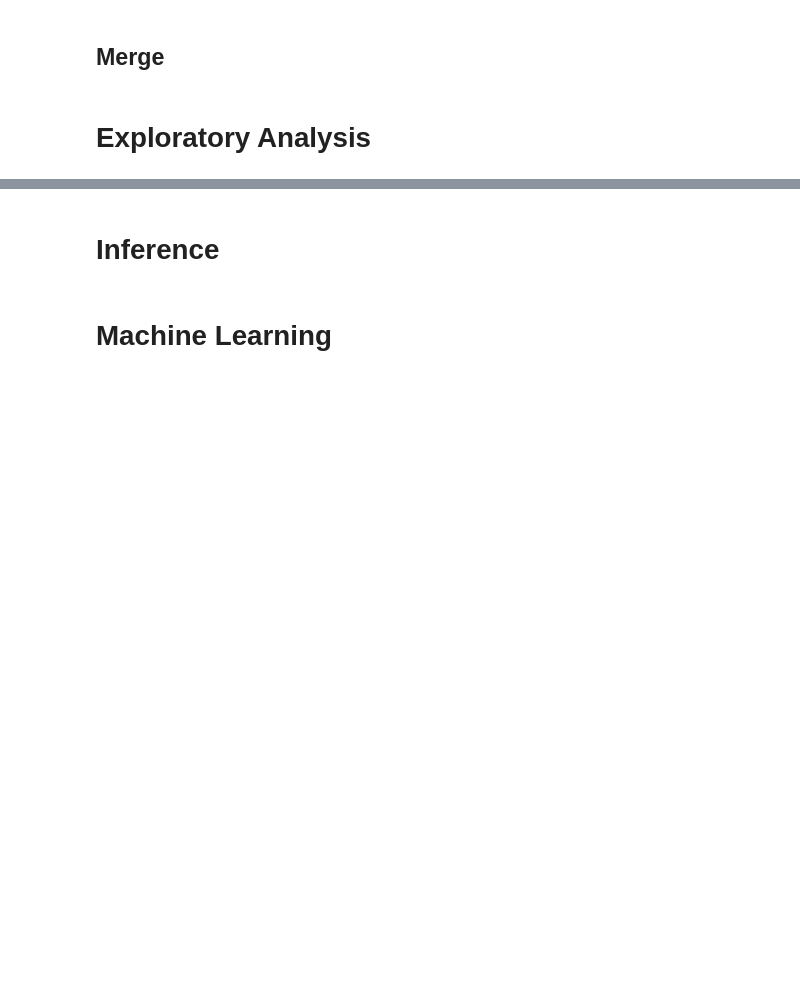
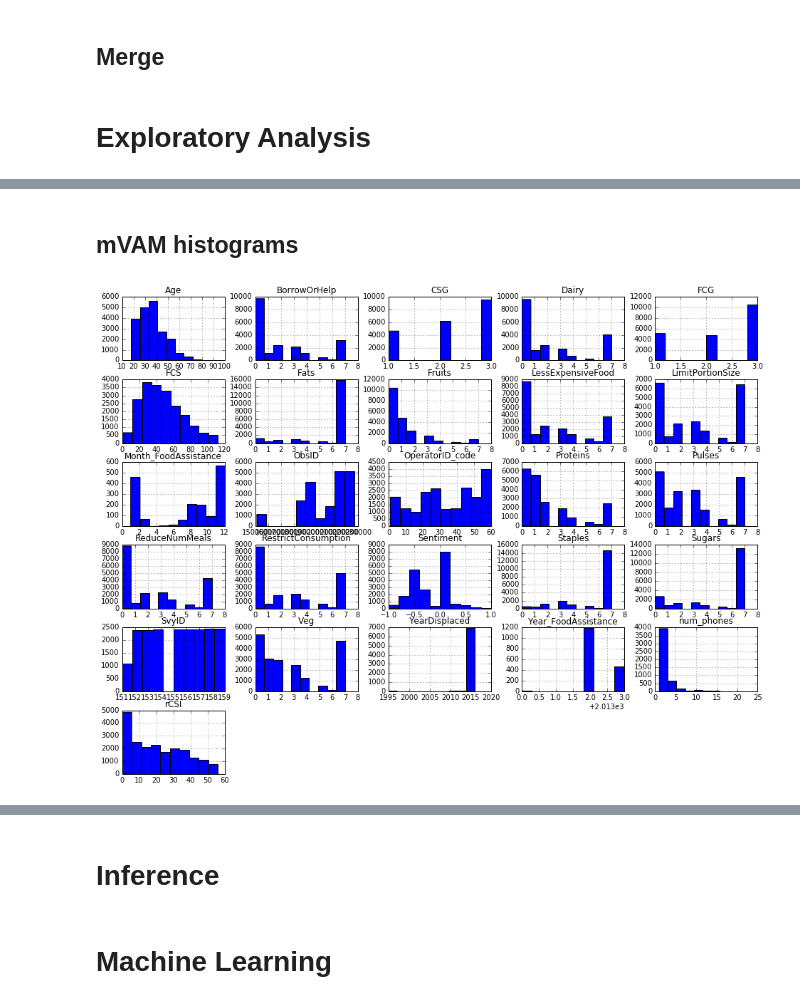
Before and after one commit to dljvandenberg/hackhunger, a Jupyter notebook: code/complete_analysis.ipynb, the cells around one changed output, grey strips where cells are left out. Drawn from its saved outputs; the diff is of its cells as text; code cells hidden in the pictures; blank space fills up the shorter version.

```diff
--- a/code/complete_analysis.ipynb
+++ b/code/complete_analysis.ipynb
@@ -85,0 +119,6 @@ df_yem_mvam = pd.read_csv(file_yem_mvam)
+# %% [markdown]
+## mVAM histograms
+# %%
+df_mvam.hist();
+# %% [output]
+[figure, added]
```
Also changed, not shown: parts of 13 cells of this notebook.
